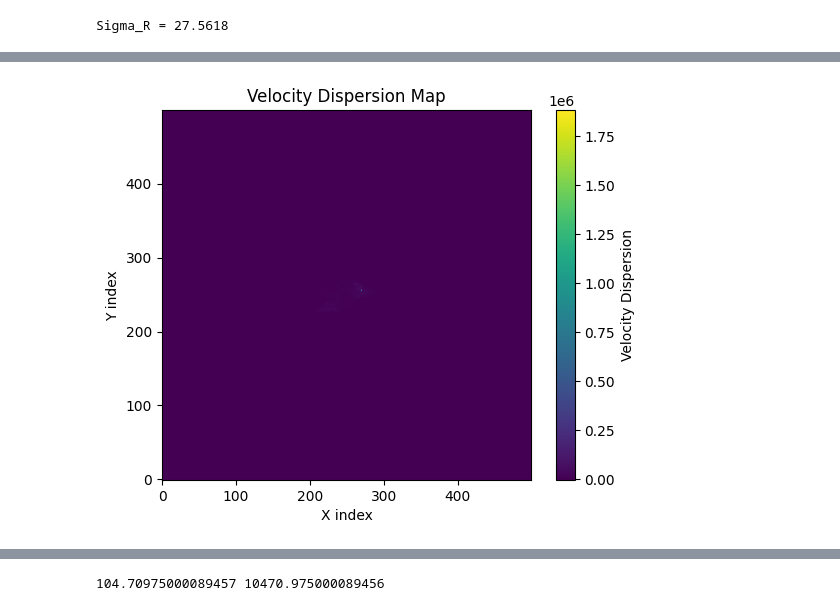
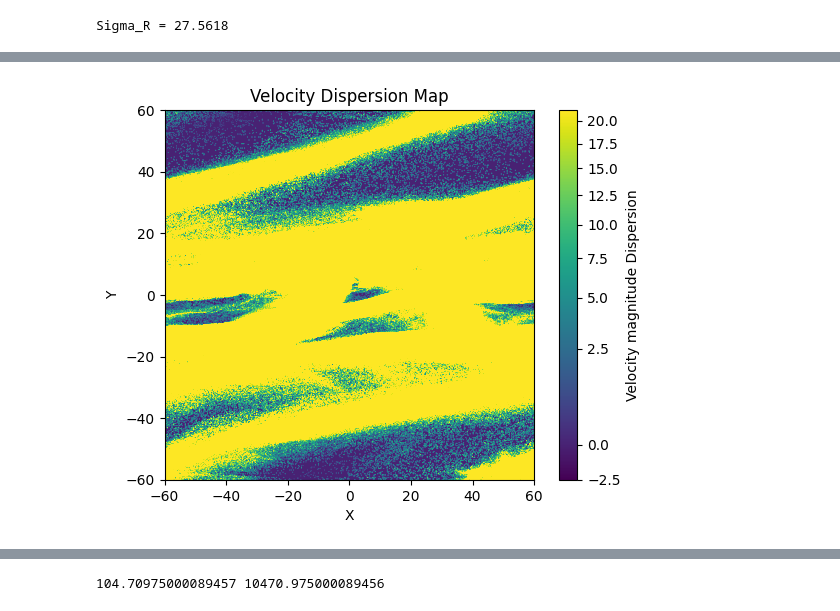
Before and after one commit to adamkoval/ShearingBox, a Jupyter notebook: dev_resources/local_plot_surfdens/plot_dust_surfdens_eff.ipynb, the cells around one changed output, grey strips where cells are left out. Saved outputs shown, nothing was run; the diff lists cells and outputs as text; code cells hidden in the pictures.

```diff
--- a/dev_resources/local_plot_surfdens/plot_dust_surfdens_eff.ipynb
+++ b/dev_resources/local_plot_surfdens/plot_dust_surfdens_eff.ipynb
@@ -7,7 +8,7 @@ from scipy import ndimage
 # %%
 # FILES AND INITIAL DATA READ-IN
-file = "../psliceout1.dat"
-# file = "../psliceout_dm1e-2_c_br_n_5E14-5E13.dat"
+# file = "../../data/old/psliceout1.dat"
+file = "../../data/old/psliceout_dm1e-2_c_br_n_5E14-5E13.dat"
 
 ranked_file = "../local_rank_neighbours/output/ranked_1000neigh_psliceout1.dat"
 
@@ -275,29 +307,23 @@ plt.xlim([peak_y - 2, peak_y + 2])
 # %%
-# PLOTS VELOCITIES
-# Calculating mean velocity
-mean_u = np.mean(data['vx'])
-mean_v = np.mean(data['vy'])
-mean_uv = np.sqrt(mean_u**2 + mean_v**2)
-
-# Calculatin velocity dispersion
+# Calculating velocity magnitude dispersion
 disp = np.sqrt(data['vx']**2 + data['vy']**2) - mean_uv
 
 # Binning dispersion onto pixels
 disp_grid = np.zeros((500, 500))
-j_indices = ((data['vx'] + 60.0) / (120.0 / 500.0)).astype(int) - 1
-k_indices = ((data['vy'] + 60.0) / (120.0 / 500.0)).astype(int) - 1
+j_indices = ((data['x'] - 60.0) / - (120.0 / 500.0)).astype(int) - 1
+k_indices = ((data['y'] + 60.0) / (120.0 / 500.0)).astype(int) - 1
 
 # Accumulate dispersion in the grid
 for j, k, d in zip(j_indices, k_indices, disp):
     if 0 <= j < 500 and 0 <= k < 500:  # Ensure indices are within grid bounds
         disp_grid[j, k] += d
 
 # Plotting the result
-plt.imshow(disp_grid.T, origin='lower', cmap='viridis')
-plt.colorbar(label='Velocity Dispersion')
-plt.xlabel('X index')
-plt.ylabel('Y index')
+plt.imshow(disp_grid, extent=[-60.0,60.0,-60.0,60.0], origin='lower', cmap='viridis', norm=PowerNorm(gamma=.5, vmin=np.min(disp), vmax=np.max(disp)))
+plt.colorbar(label='Velocity magnitude Dispersion')
+plt.xlabel('X')
+plt.ylabel('Y')
 plt.title('Velocity Dispersion Map')
 plt.show()
 # %% [output]
-[figure, old version]
+[figure, new version]
```
Also changed, not shown: parts of 5 cells of this notebook.
